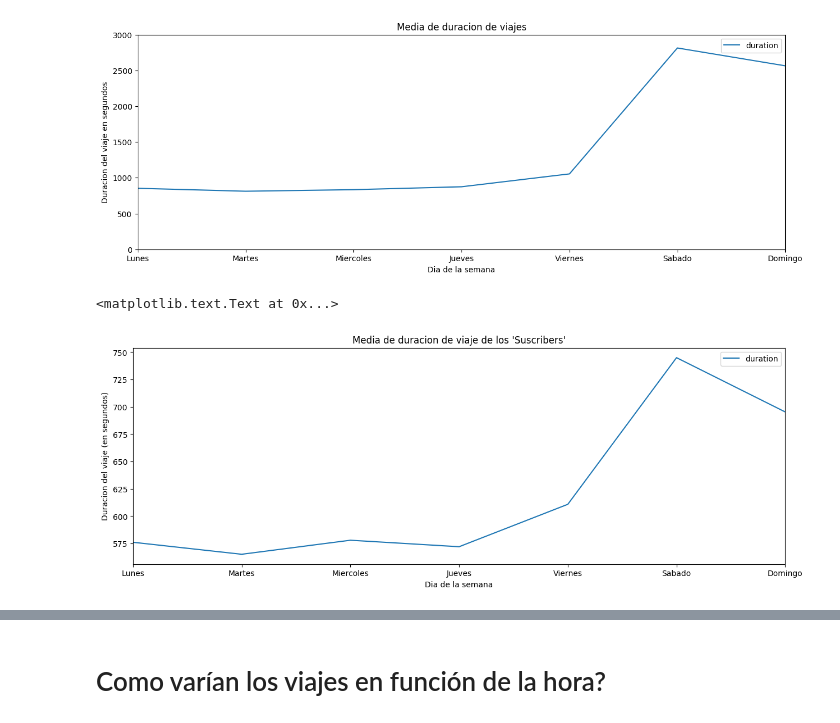
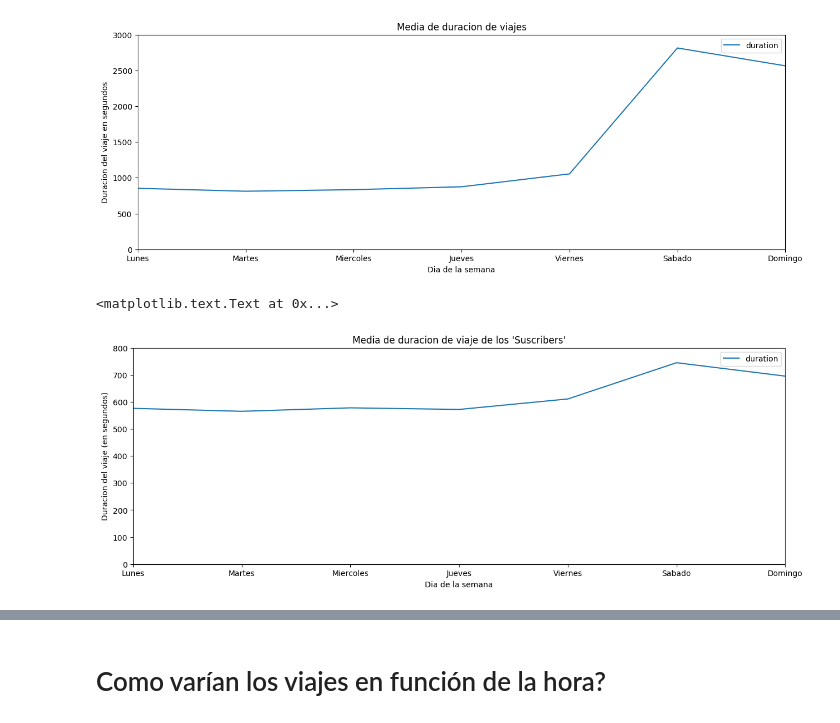
Before and after one commit to Azowyl/TP-Datos, a Jupyter notebook: TP.ipynb, the cells around one changed output, grey strips where cells are left out. Saved outputs shown, nothing was run; the diff lists cells and outputs as text; code cells hidden in the pictures.

```diff
--- a/TP.ipynb
+++ b/TP.ipynb
@@ -179,14 +257,14 @@ plt.ylabel('Duracion del viaje en segundos')
 # %%
 subscriptors_trips = trips.loc[trips.subscription_type == 'Subscriber',['day_of_week','duration']]
 subscriptors_trips = subscriptors_trips.groupby('day_of_week').mean().reset_index()
 subscriptors_trips['day_of_week'] = subscriptors_trips[['day_of_week']].apply(lambda dates: getNames(dates))
-subscriptors_trips.plot('day_of_week','duration')
+subscriptors_trips.plot('day_of_week','duration',ylim=(0,800))
 plt.title('Media de duracion de viaje de los \'Suscribers\'')
 plt.xlabel('Dia de la semana')
 plt.ylabel('Duracion del viaje (en segundos)')
 # %% [output]
 <matplotlib.text.Text at 0x...>
-[figure, old version]
+[figure, new version]
 # %%
 trips_by_day = trips.loc[:,['day_of_week','duration']].groupby('day_of_week')['duration'].apply(list)
 #trips_by_day['day_of_week'] = trips_by_day[['day_of_week']].apply(lambda dates: getNames(dates))
```
Also changed, not shown: parts of 21 cells of this notebook.
